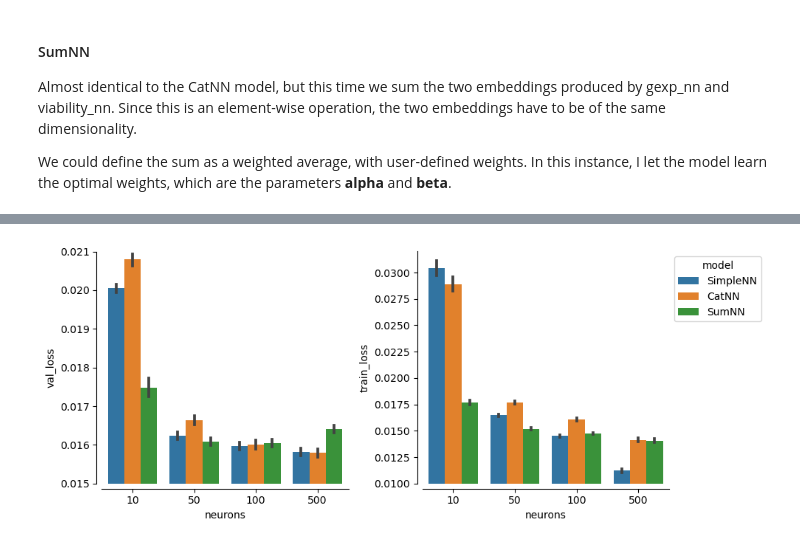
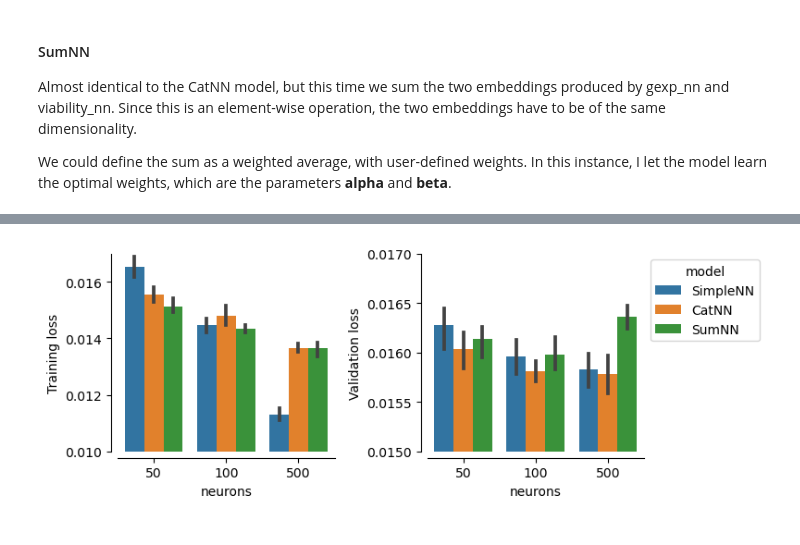
Before and after one commit to cdedonno/lish-moa, a Jupyter notebook: SimpleNN_CV.ipynb, the cells around one changed output, grey strips where cells are left out. Drawn from its saved outputs; the diff is of its cells as text; code cells hidden in the pictures.

```diff
--- a/SimpleNN_CV.ipynb
+++ b/SimpleNN_CV.ipynb
@@ -151,7 +151,7 @@ class CatNN(pl.LightningModule):
             nn.Linear(20, hidden_neurons),
             nn.BatchNorm1d(hidden_neurons),
             nn.ReLU(),
-            nn.Dropout(0.5),
+            #nn.Dropout(0.5),
             nn.Linear(hidden_neurons, 206),
             nn.Sigmoid()
         )
@@ -224,10 +224,10 @@ class MetricTracker(Callback):
 # %%
 my_data = MyDataset(train_features, train_targets_scored)
 nn_experiments = list()
-for seed in [42, 420, 77, 50, 12]:
+for seed in [42]:
     folds = create_folds(5, seed=seed)
     for arch in [SimpleNN, CatNN, SumNN]:
-        for neurons in [10, 50, 100, 500]:
+        for neurons in [50, 100, 500]:
             for k in range(5):
                 train_set = Subset(my_data, np.where(folds['kfold']!=k)[0])
                 valid_set = Subset(my_data, np.where(folds['kfold']==k)[0])
@@ -417,28 +281,30 @@ nn_experiments_clean
 # %%
-fig, ax = plt.subplots(1, 2, figsize=(10, 4))
+fig, ax = plt.subplots(1, 2, figsize=(8, 3))
 sns.barplot(
     x='neurons',
-    y='val_loss',
+    y='train_loss',
     hue='model',
     data=nn_experiments_clean,
     ax=ax[0]
 )
-ax[0].set_ylim([0.015, 0.021])
+ax[0].set_ylabel('Training loss')
+ax[0].set_ylim([0.010, 0.017])
 ax[0].set_xticklabels(ax[0].get_xticklabels(), rotation=45)
 ax[0].legend().remove()
 
 
 sns.barplot(
     x='neurons',
-    y='train_loss',
+    y='val_loss',
     hue='model',
     data=nn_experiments_clean,
     ax=ax[1]
 )
-ax[1].set_ylim([0.010, 0.032])
+ax[1].set_ylabel('Validation loss')
+ax[1].set_ylim([0.015, 0.017])
 ax[1].set_xticklabels(ax[1].get_xticklabels(), rotation=45)
 sns.move_legend(ax[1], "upper left", bbox_to_anchor=(1, 1))
 sns.despine(offset=5)
 fig.tight_layout()
 # %% [output]
-[figure, old version]
+[figure, new version]
```
Also changed, not shown: parts of 9 cells of this notebook, 2 other files.
